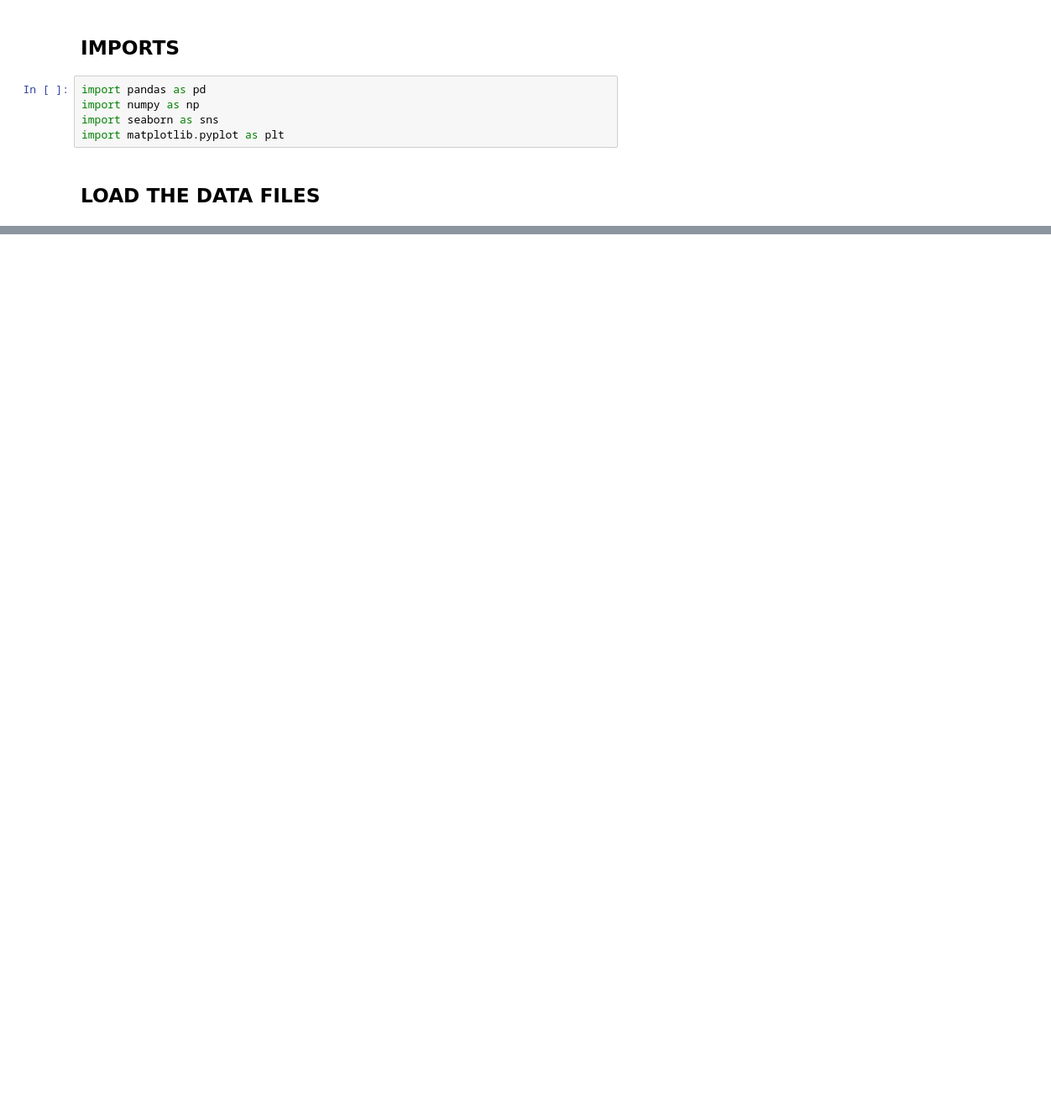
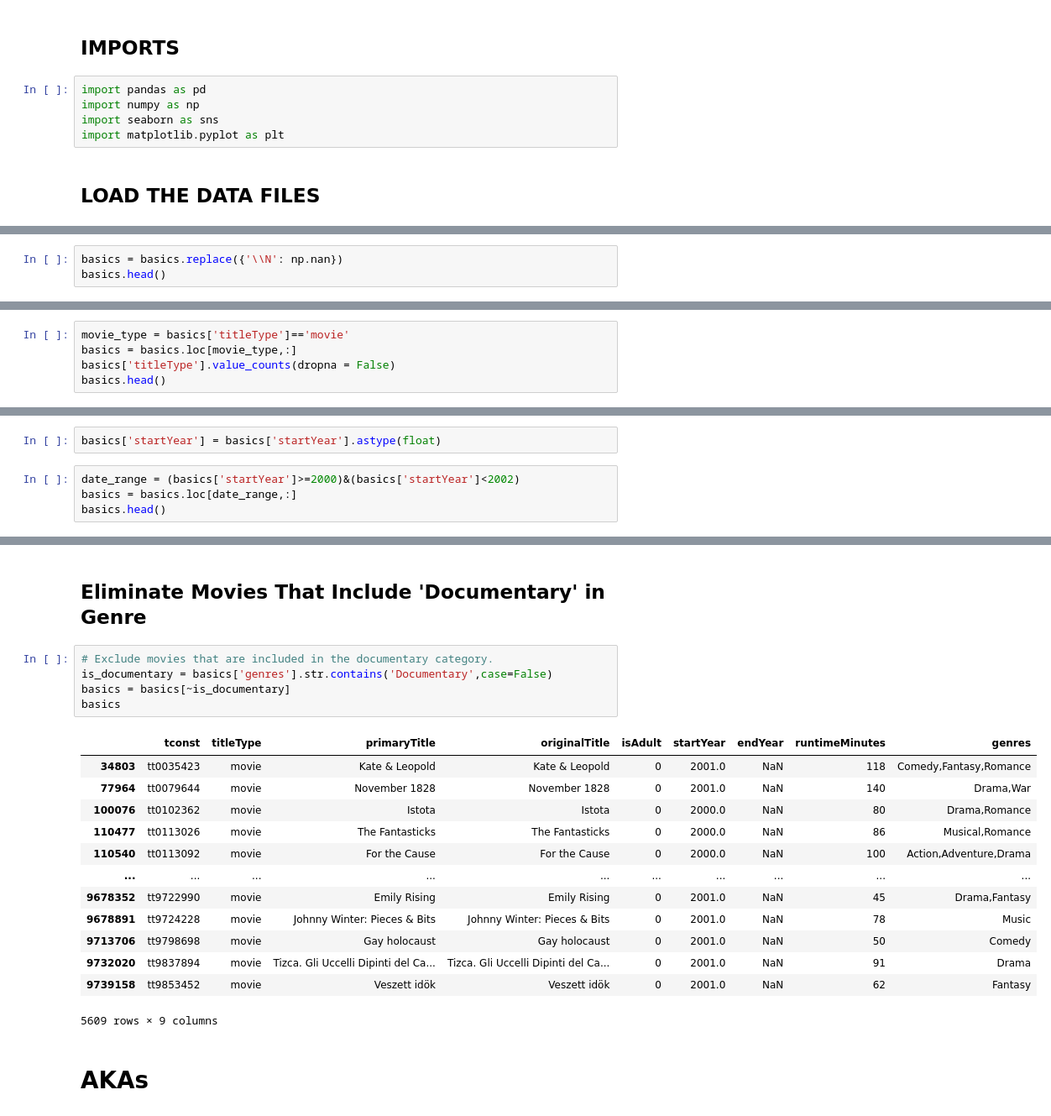
Before and after one commit to Bschreff/IMDB_My_SQL, a Jupyter notebook: IMDB_My_SQL.ipynb, the cells around one changed output, grey strips where cells are left out. Shown at 84% size. Saved outputs shown, nothing was run; the diff lists cells and outputs as text; blank space fills up the shorter version.

```diff
--- a/IMDB_My_SQL.ipynb
+++ b/IMDB_My_SQL.ipynb
@@ -287,0 +59,3 @@ ratings1.head()
+# %%
+basics = basics.replace({'\\N': np.nan})
+basics.head()
@@ -287,0 +79,5 @@ ratings1.head()
+# %%
+movie_type = basics['titleType']=='movie'
+basics = basics.loc[movie_type,:]
+basics['titleType'].value_counts(dropna = False)
+basics.head()
@@ -287,0 +93,6 @@ ratings1.head()
+# %%
+basics['startYear'] = basics['startYear'].astype(float)
+# %%
+date_range = (basics['startYear']>=2000)&(basics['startYear']<2002)
+basics = basics.loc[date_range,:]
+basics.head()
@@ -287,0 +106,23 @@ ratings1.head()
+# %% [markdown]
+## Eliminate Movies That Include 'Documentary' in Genre
+# %%
+# Exclude movies that are included in the documentary category.
+is_documentary = basics['genres'].str.contains('Documentary',case=False)
+basics = basics[~is_documentary]
+basics
+# %% [output]
+|  | tconst | titleType | primaryTitle | originalTitle | isAdult | startYear | endYear | runtimeMinutes | genres |
+| 34803 | tt0035423 | movie | Kate & Leopold | Kate & Leopold | 0 | 2001.0 | NaN | 118 | Comedy,Fantasy,Romance |
+| 77964 | tt0079644 | movie | November 1828 | November 1828 | 0 | 2001.0 | NaN | 140 | Drama,War |
+| 100076 | tt0102362 | movie | Istota | Istota | 0 | 2000.0 | NaN | 80 | Drama,Romance |
+| 110477 | tt0113026 | movie | The Fantasticks | The Fantasticks | 0 | 2000.0 | NaN | 86 | Musical,Romance |
+| 110540 | tt0113092 | movie | For the Cause | For the Cause | 0 | 2000.0 | NaN | 100 | Action,Adventure,Drama |
+| ... | ... | ... | ... | ... | ... | ... | ... | ... | ... |
+| 9678352 | tt9722990 | movie | Emily Rising | Emily Rising | 0 | 2001.0 | NaN | 45 | Drama,Fantasy |
+| 9678891 | tt9724228 | movie | Johnny Winter: Pieces & Bits | Johnny Winter: Pieces & Bits | 0 | 2001.0 | NaN | 78 | Music |
+| 9713706 | tt9798698 | movie | Gay holocaust | Gay holocaust | 0 | 2001.0 | NaN | 50 | Comedy |
+| 9732020 | tt9837894 | movie | Tizca. Gli Uccelli Dipinti del Ca... | Tizca. Gli Uccelli Dipinti del Ca... | 0 | 2001.0 | NaN | 91 | Drama |
+| 9739158 | tt9853452 | movie | Veszett idök | Veszett idök | 0 | 2001.0 | NaN | 62 | Fantasy |
+5609 rows × 9 columns
+# %% [markdown]
+# AKAs
```
Also changed, not shown: parts of 70 cells of this notebook, 15 other files.
